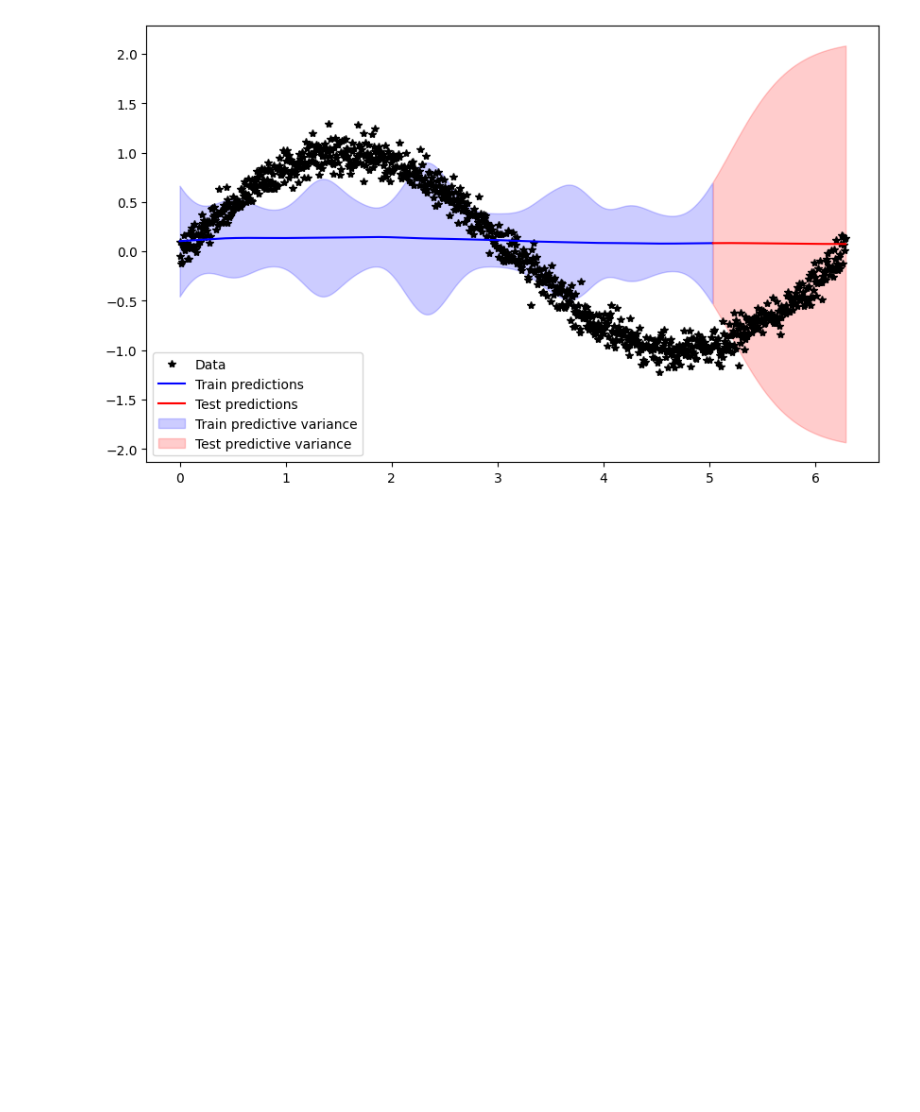
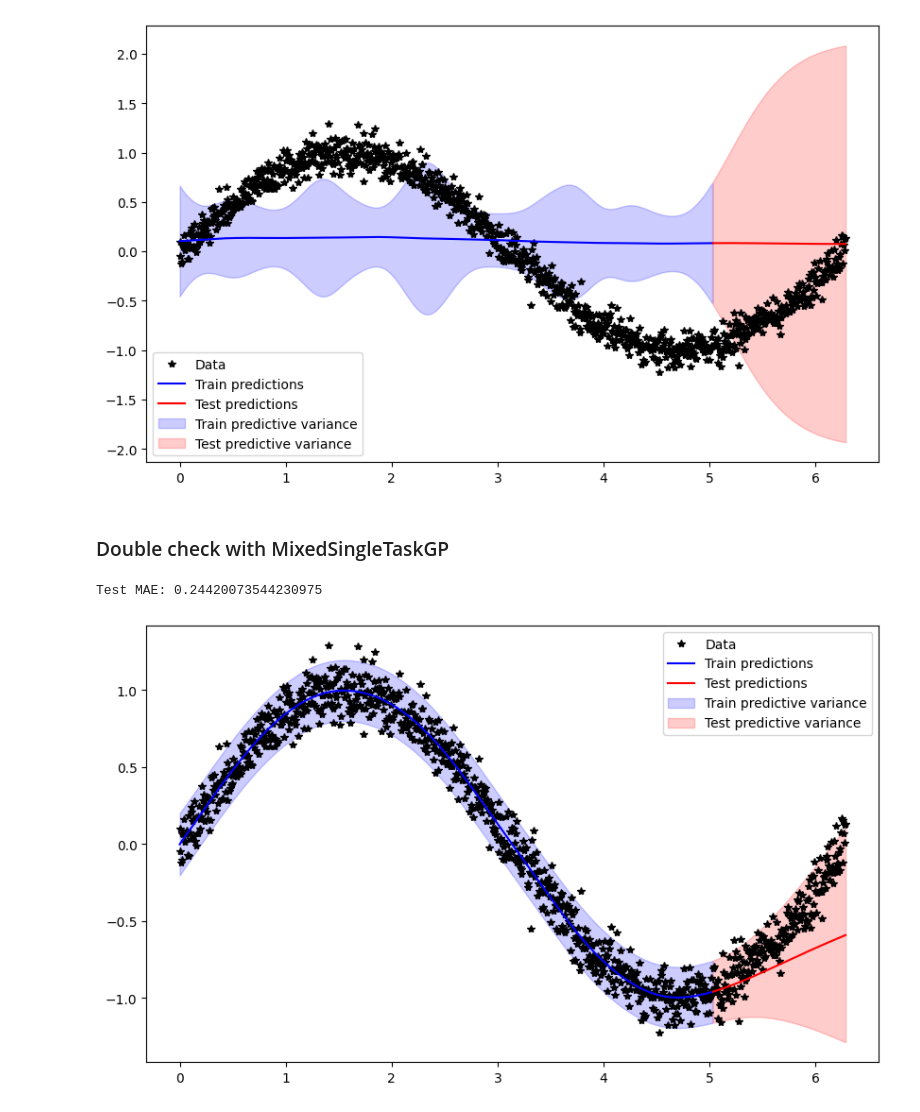
Before and after one commit to matthjs/BachelorProject, a Jupyter notebook: notebooks/variationalGPs.ipynb, the cells around one changed output. Saved outputs shown, nothing was run; the diff lists cells and outputs as text; code cells hidden in the pictures; blank space fills up the shorter version.

```diff
--- a/notebooks/variationalGPs.ipynb
+++ b/notebooks/variationalGPs.ipynb
@@ -287,3 +287,24 @@ predict_and_plot(mixed_gp,
 # %% [output]
 Test MAE: 0.6370185953005352
 [figure]
+# %% [markdown]
+### Double check with MixedSingleTaskGP
+# %%
+from botorch.models import MixedSingleTaskGP
+
+mixed_gp2 = MixedSingleTaskGP(
+    train_X=train_adj_x,
+    train_Y=train_adj_y,
+    cat_dims=[1]
+).to(device='cuda')
+
+fit_gpytorch_mll(ExactMarginalLogLikelihood(mixed_gp2.likelihood, mixed_gp2))
+
+predict_and_plot(mixed_gp2,
+                 mixed_gp2.likelihood,
+                 DataLoader(train_adj_dataset, batch_size=32, shuffle=False),
+                 DataLoader(test_adj_dataset, batch_size=32, shuffle=False),
+                 True)
+# %% [output]
+Test MAE: 0.24420073544230975
+[figure, added]
```
Also changed, not shown: 9 other files.
